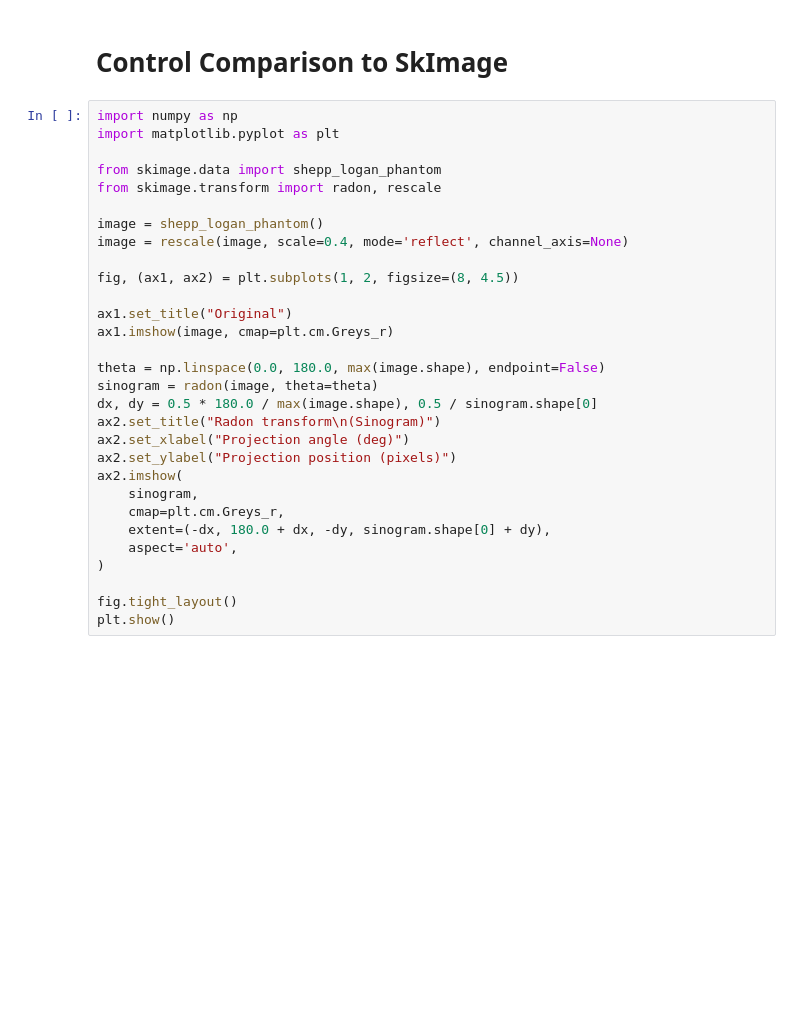
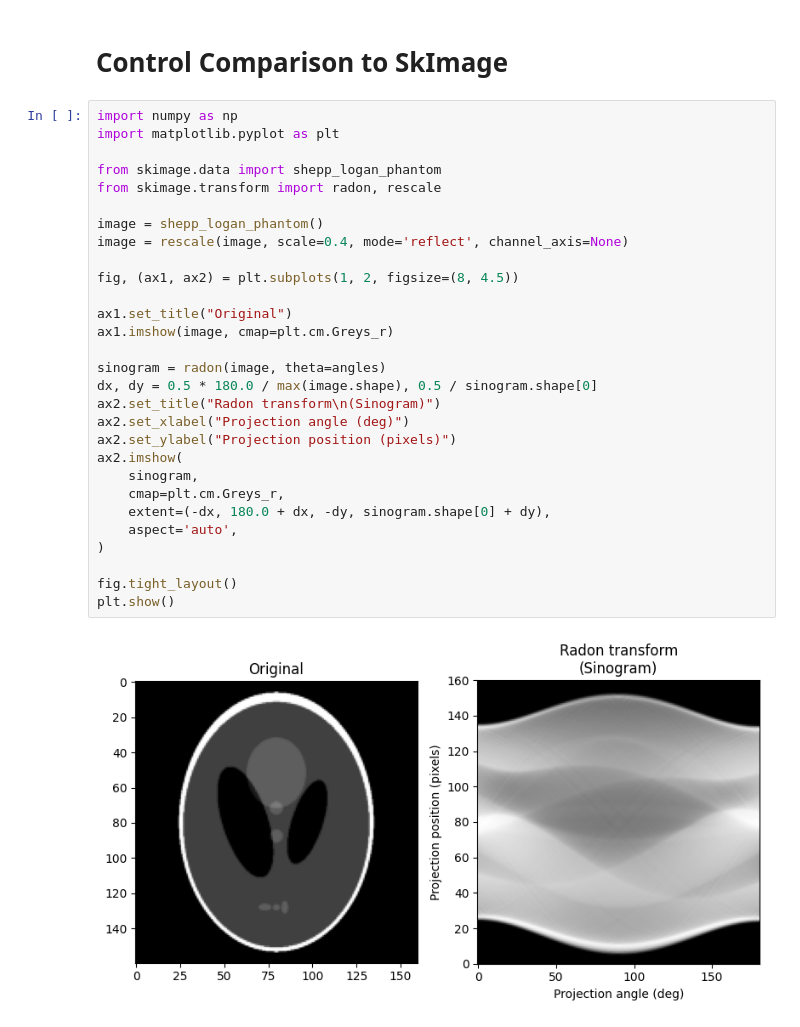
Before and after one commit to Moritz-Wald/Computertomographie, a Jupyter notebook: excercises.ipynb, the cells around one changed output. Saved outputs shown, nothing was run; the diff lists cells and outputs as text; blank space fills up the shorter version.

```diff
--- a/excercises.ipynb
+++ b/excercises.ipynb
@@ -58,33 +59,34 @@ plt.show()
 # %%
 import numpy as np
 import matplotlib.pyplot as plt
 
 from skimage.data import shepp_logan_phantom
 from skimage.transform import radon, rescale
 
 image = shepp_logan_phantom()
 image = rescale(image, scale=0.4, mode='reflect', channel_axis=None)
 
 fig, (ax1, ax2) = plt.subplots(1, 2, figsize=(8, 4.5))
 
 ax1.set_title("Original")
 ax1.imshow(image, cmap=plt.cm.Greys_r)
 
-theta = np.linspace(0.0, 180.0, max(image.shape), endpoint=False)
-sinogram = radon(image, theta=theta)
+sinogram = radon(image, theta=angles)
 dx, dy = 0.5 * 180.0 / max(image.shape), 0.5 / sinogram.shape[0]
 ax2.set_title("Radon transform\n(Sinogram)")
 ax2.set_xlabel("Projection angle (deg)")
 ax2.set_ylabel("Projection position (pixels)")
 ax2.imshow(
     sinogram,
     cmap=plt.cm.Greys_r,
     extent=(-dx, 180.0 + dx, -dy, sinogram.shape[0] + dy),
     aspect='auto',
 )
 
 fig.tight_layout()
 plt.show()
+# %% [output]
+[figure, added]
 # %%
 from skimage.transform import iradon
 
```
Also changed, not shown: parts of 5 cells of this notebook, 1 other file.
